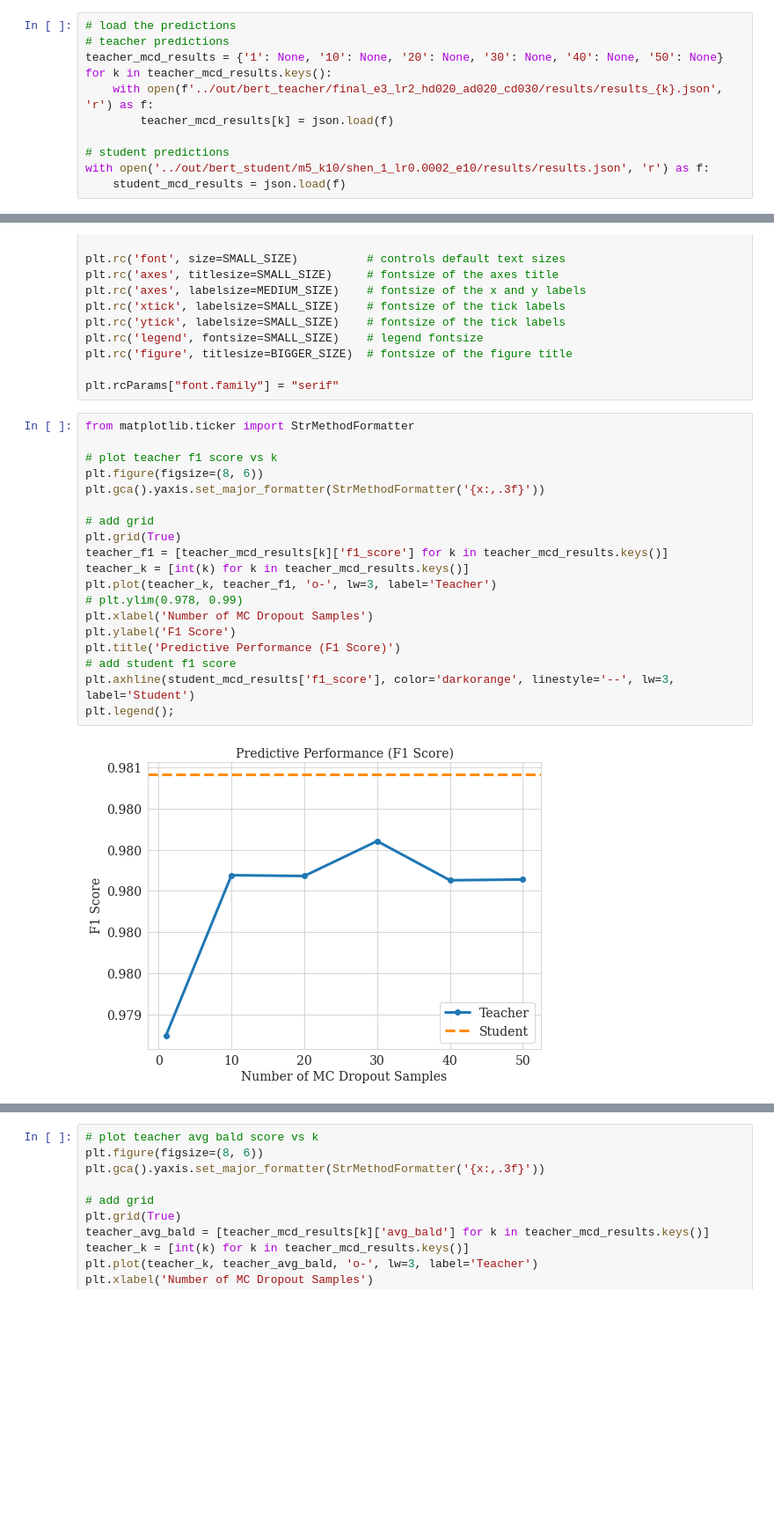
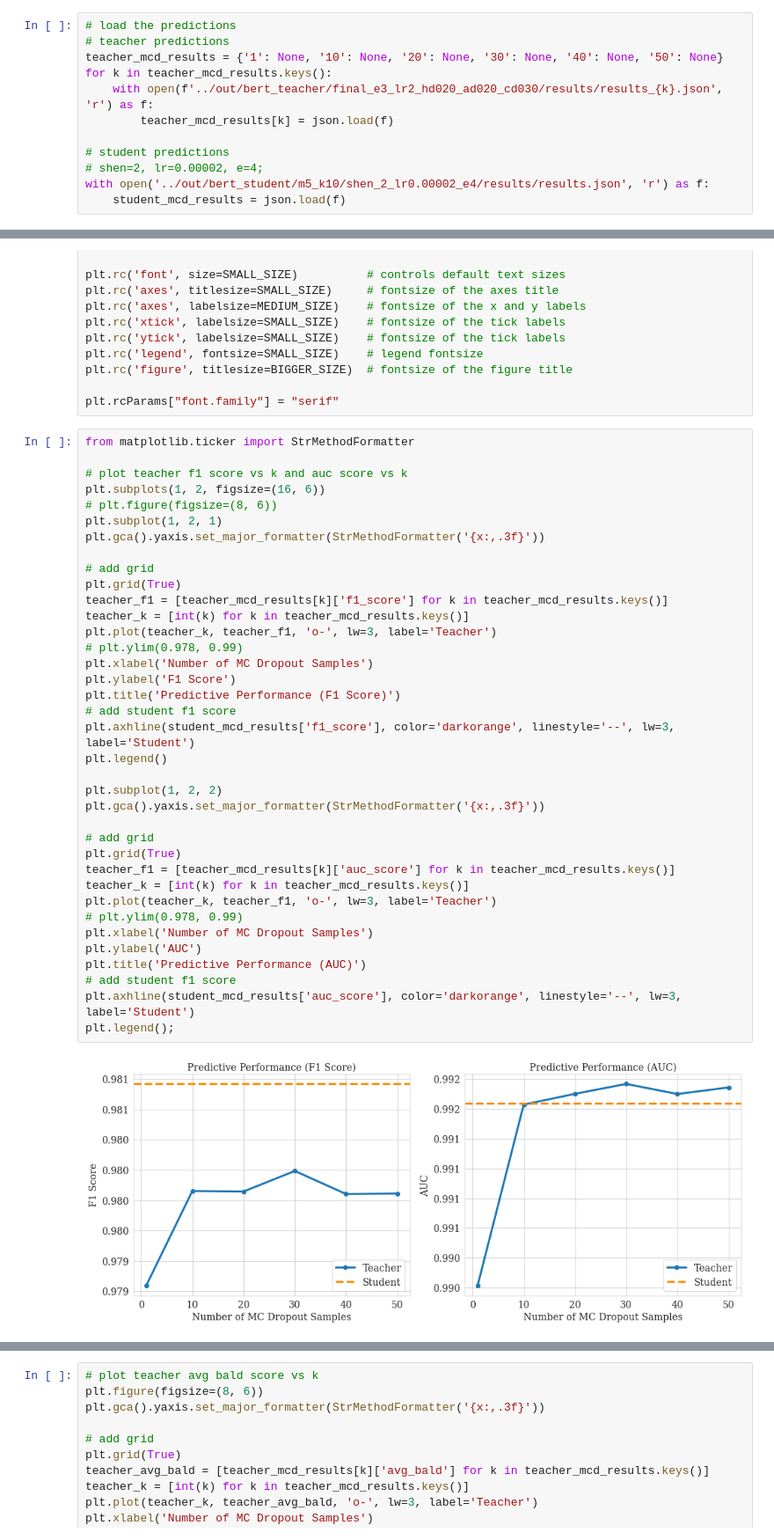
Before and after one commit to jsonnenburg/real-time-uncertainty-text-classification, a Jupyter notebook: analysis/teacher_student_MCD_performance.ipynb, the cells around one changed output, grey strips where cells are left out. Shown at 88% size. Cells and saved outputs as stored; diff of their text form; blank space fills up the shorter version.

Commit message:
update shen student grid search, associated analysis scripts, and robustness study

```diff
--- a/analysis/teacher_student_MCD_performance.ipynb
+++ b/analysis/teacher_student_MCD_performance.ipynb
@@ -14,5 +14,6 @@ for k in teacher_mcd_results.keys():
         teacher_mcd_results[k] = json.load(f)
 
 # student predictions
-with open('../out/bert_student/m5_k10/shen_1_lr0.0002_e10/results/results.json', 'r') as f:
+# shen=2, lr=0.00002, e=4;
+with open('../out/bert_student/m5_k10/shen_2_lr0.00002_e4/results/results.json', 'r') as f:
     student_mcd_results = json.load(f)
@@ -33,24 +38,42 @@ plt.rcParams["font.family"] = "serif"
 # %%
 from matplotlib.ticker import StrMethodFormatter
 
-# plot teacher f1 score vs k
-plt.figure(figsize=(8, 6))
+# plot teacher f1 score vs k and auc score vs k
+plt.subplots(1, 2, figsize=(16, 6))
+# plt.figure(figsize=(8, 6))
+plt.subplot(1, 2, 1)
 plt.gca().yaxis.set_major_formatter(StrMethodFormatter('{x:,.3f}'))
 
 # add grid
 plt.grid(True)
 teacher_f1 = [teacher_mcd_results[k]['f1_score'] for k in teacher_mcd_results.keys()]
 teacher_k = [int(k) for k in teacher_mcd_results.keys()]
 plt.plot(teacher_k, teacher_f1, 'o-', lw=3, label='Teacher')
 # plt.ylim(0.978, 0.99)
 plt.xlabel('Number of MC Dropout Samples')
 plt.ylabel('F1 Score')
 plt.title('Predictive Performance (F1 Score)')
 # add student f1 score
 plt.axhline(student_mcd_results['f1_score'], color='darkorange', linestyle='--', lw=3, label='Student')
+plt.legend()
+
+plt.subplot(1, 2, 2)
+plt.gca().yaxis.set_major_formatter(StrMethodFormatter('{x:,.3f}'))
+
+# add grid
+plt.grid(True)
+teacher_f1 = [teacher_mcd_results[k]['auc_score'] for k in teacher_mcd_results.keys()]
+teacher_k = [int(k) for k in teacher_mcd_results.keys()]
+plt.plot(teacher_k, teacher_f1, 'o-', lw=3, label='Teacher')
+# plt.ylim(0.978, 0.99)
+plt.xlabel('Number of MC Dropout Samples')
+plt.ylabel('AUC')
+plt.title('Predictive Performance (AUC)')
+# add student f1 score
+plt.axhline(student_mcd_results['auc_score'], color='darkorange', linestyle='--', lw=3, label='Student')
 plt.legend();
 # %% [output]
-[figure, old version]
+[figure, new version]
 # %%
 # plot teacher ece score vs k
 plt.figure(figsize=(8, 6))
```
Also changed, not shown: parts of 3 cells of this notebook, 4 other files.
